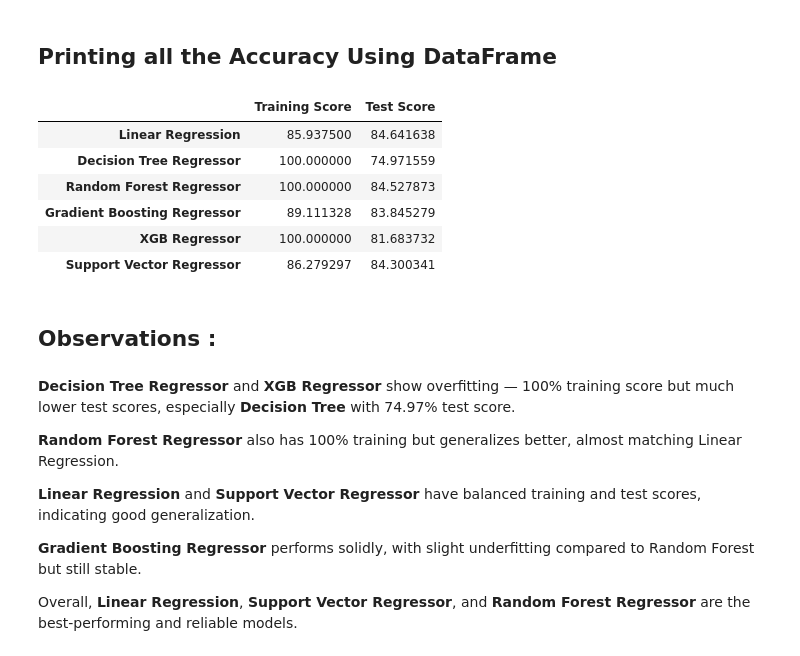
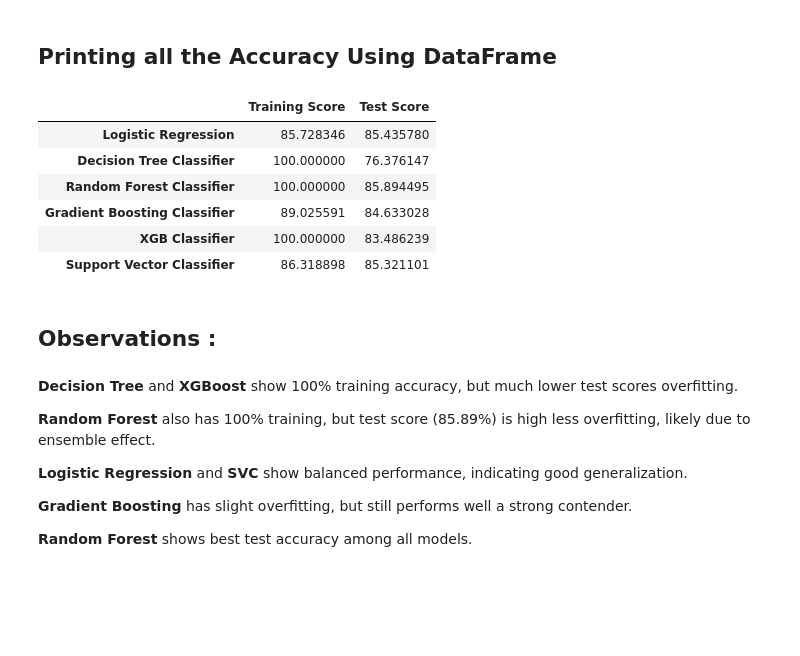
Before and after one commit to Gaurava-15/Cardiovascular-Rish-Prediction, a Jupyter notebook: Cardiovascular.ipynb, the cells around one changed output. Saved outputs shown, nothing was run; the diff lists cells and outputs as text; code cells hidden in the pictures; blank space fills up the shorter version.

```diff
--- a/Cardiovascular.ipynb
+++ b/Cardiovascular.ipynb
@@ -358,31 +358,32 @@ f1_score(y_test, log.predict(x_test_scaled))*100
 # %% [markdown]
 ## Printing all the Accuracy Using DataFrame
 # %%
-overall_scores = pd.DataFrame({'Linear Regression': ((log.score(x_train_scaled, y_train))*100, (log.score(x_test_scaled, y_test))*100),
-                              'Decision Tree Regressor': ((dt.score(x_train, y_train))*100, (dt.score(x_test, y_test))*100),
-                              'Random Forest Regressor': ((rf.score(x_train, y_train))*100, (rf.score(x_test, y_test))*100),
-                              'Gradient Boosting Regressor': ((gb.score(x_train, y_train))*100, (gb.score(x_test, y_test))*100),
-                              'XGB Regressor' : ((xg.score(x_train, y_train))*100,(xg.score(x_test, y_test))*100),
-                              'Support Vector Regressor' : ((svc.score(x_train, y_train))*100 , (svc.score(x_test, y_test))*100)
+overall_scores = pd.DataFrame({'Logistic Regression': ((log.score(x_train_scaled, y_train))*100, (log.score(x_test_scaled, y_test))*100),
+                              'Decision Tree Classifier': ((dt.score(x_train_scaled, y_train))*100, (dt.score(x_test_scaled, y_test))*100),
+                              'Random Forest Classifier': ((rf.score(x_train_scaled, y_train))*100, (rf.score(x_test_scaled, y_test))*100),
+                              'Gradient Boosting Classifier': ((gb.score(x_train_scaled, y_train))*100, (gb.score(x_test_scaled, y_test))*100),
+                              'XGB Classifier' : ((xg.score(x_train_scaled, y_train))*100, ((xg.score(x_test_scaled, y_test))*100)),
+                              'Support Vector Classifier' : ((svc.score(x_train_scaled, y_train))*100 , ((svc.score(x_test_scaled, y_test))*100))
                                                              })
+
 overall_scores.T.rename(columns = {0:'Training Score', 1 : 'Test Score'})
 # %% [output]
 |  | Training Score | Test Score |
-| Linear Regression | 85.937500 | 84.641638 |
-| Decision Tree Regressor | 100.000000 | 74.971559 |
-| Random Forest Regressor | 100.000000 | 84.527873 |
-| Gradient Boosting Regressor | 89.111328 | 83.845279 |
-| XGB Regressor | 100.000000 | 81.683732 |
-| Support Vector Regressor | 86.279297 | 84.300341 |
+| Logistic Regression | 85.728346 | 85.435780 |
+| Decision Tree Classifier | 100.000000 | 76.376147 |
+| Random Forest Classifier | 100.000000 | 85.894495 |
+| Gradient Boosting Classifier | 89.025591 | 84.633028 |
+| XGB Classifier | 100.000000 | 83.486239 |
+| Support Vector Classifier | 86.318898 | 85.321101 |
 # %% [markdown]
 ## Observations :
 # %% [markdown]
-**Decision Tree Regressor**  and **XGB Regressor** show overfitting — 100% training score but much lower test scores, especially **Decision Tree** with 74.97% test score.
+**Decision Tree** and **XGBoost** show 100% training accuracy, but much lower test scores overfitting.
 
-**Random Forest Regressor** also has 100% training but generalizes better, almost matching Linear Regression.
+**Random Forest** also has 100% training, but test score (85.89%) is high less overfitting, likely due to ensemble effect.
 
-**Linear Regression** and **Support Vector Regressor** have balanced training and test scores, indicating good generalization.
+**Logistic Regression** and **SVC** show balanced performance, indicating good generalization.
 
-**Gradient Boosting Regressor** performs solidly, with slight underfitting compared to Random Forest but still stable.
+**Gradient Boosting** has slight overfitting, but still performs well a strong contender.
 
-Overall, **Linear Regression**, **Support Vector Regressor**, and **Random Forest Regressor** are the best-performing and reliable models.
+**Random Forest** shows best test accuracy among all models.
```
Also changed, not shown: parts of 22 cells of this notebook.
